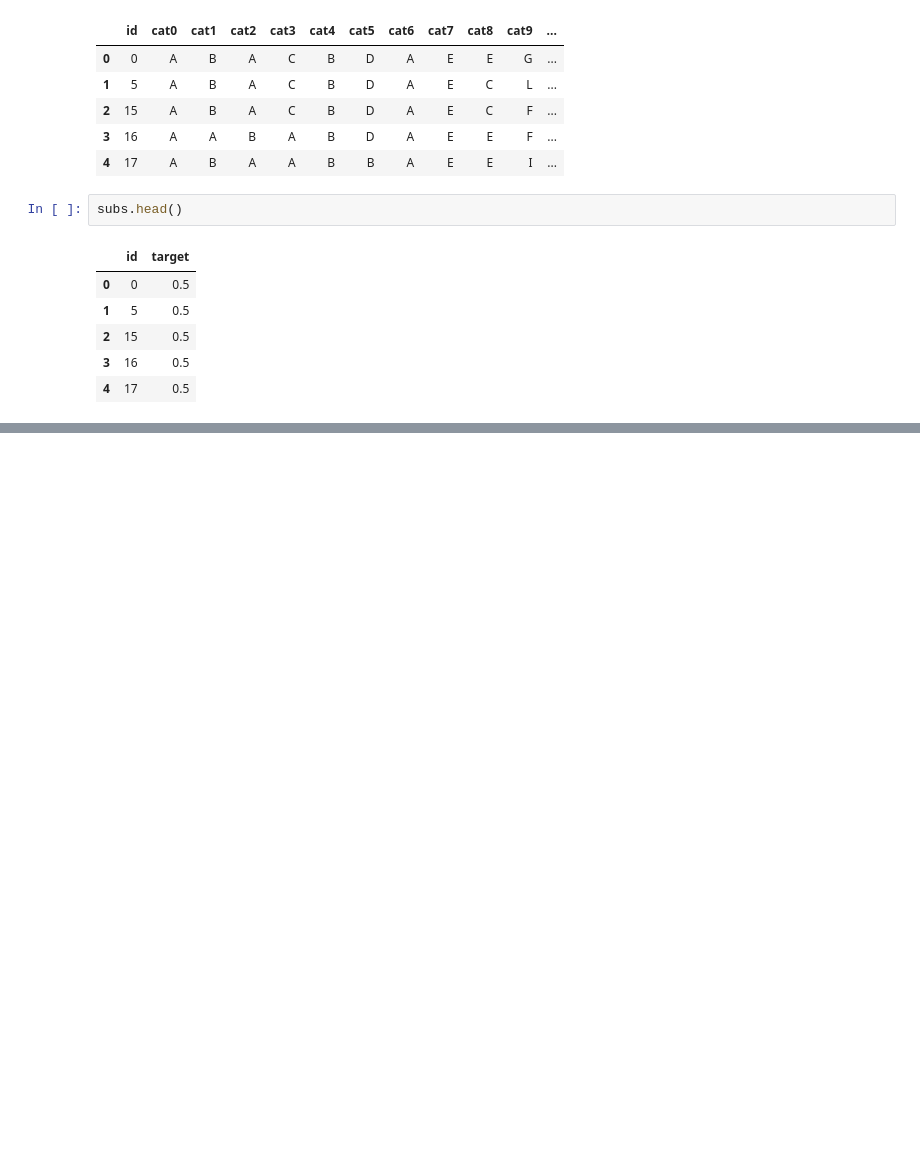
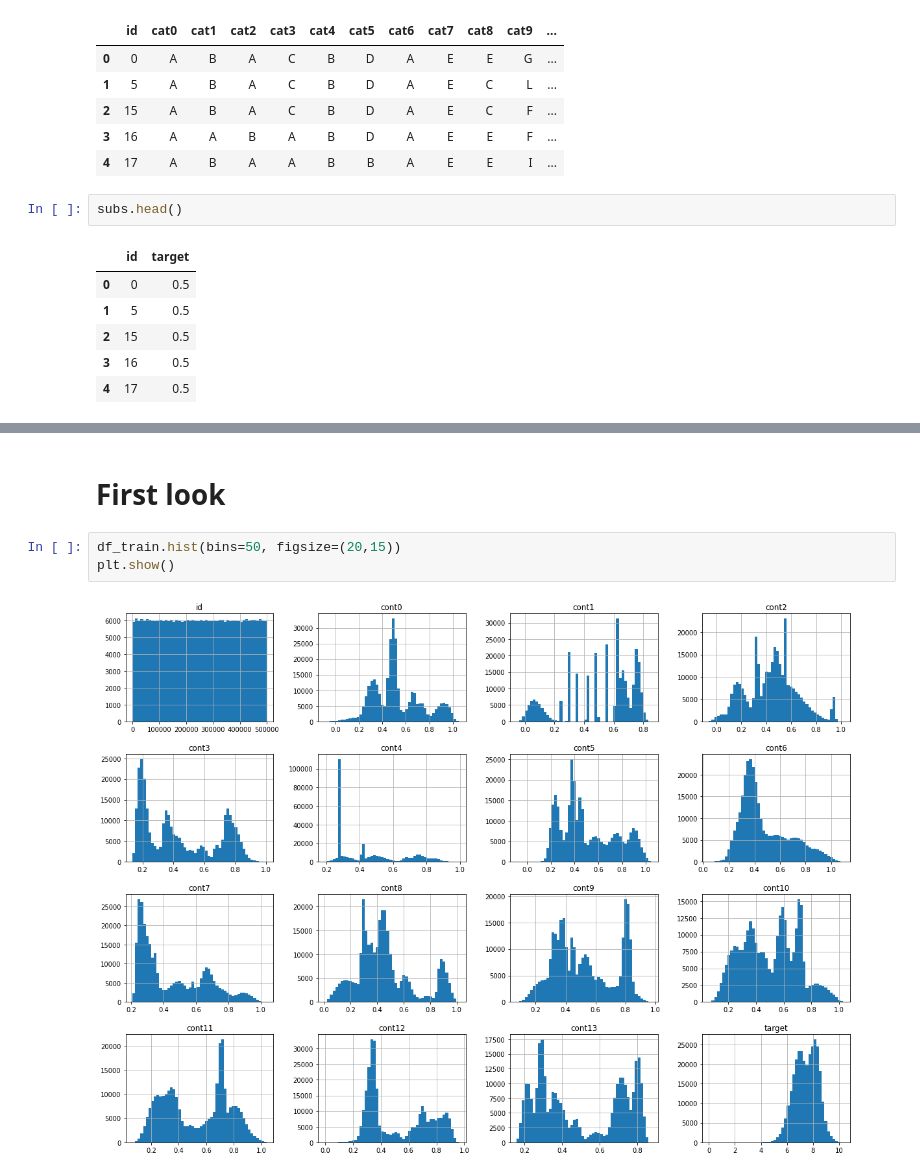
Before and after one commit to lucabasa/kaggle_competitions, a Jupyter notebook: tabular_playground/february/01_exploration.ipynb, the cells around one changed output, grey strips where cells are left out. Saved outputs shown, nothing was run; the diff lists cells and outputs as text; blank space fills up the shorter version.

```diff
--- a/tabular_playground/february/01_exploration.ipynb
+++ b/tabular_playground/february/01_exploration.ipynb
@@ -40,0 +58,7 @@ subs.head()
+# %% [markdown]
+# First look
+# %%
+df_train.hist(bins=50, figsize=(20,15))
+plt.show()
+# %% [output]
+[figure, added]
```
Also changed, not shown: parts of 21 cells of this notebook.
